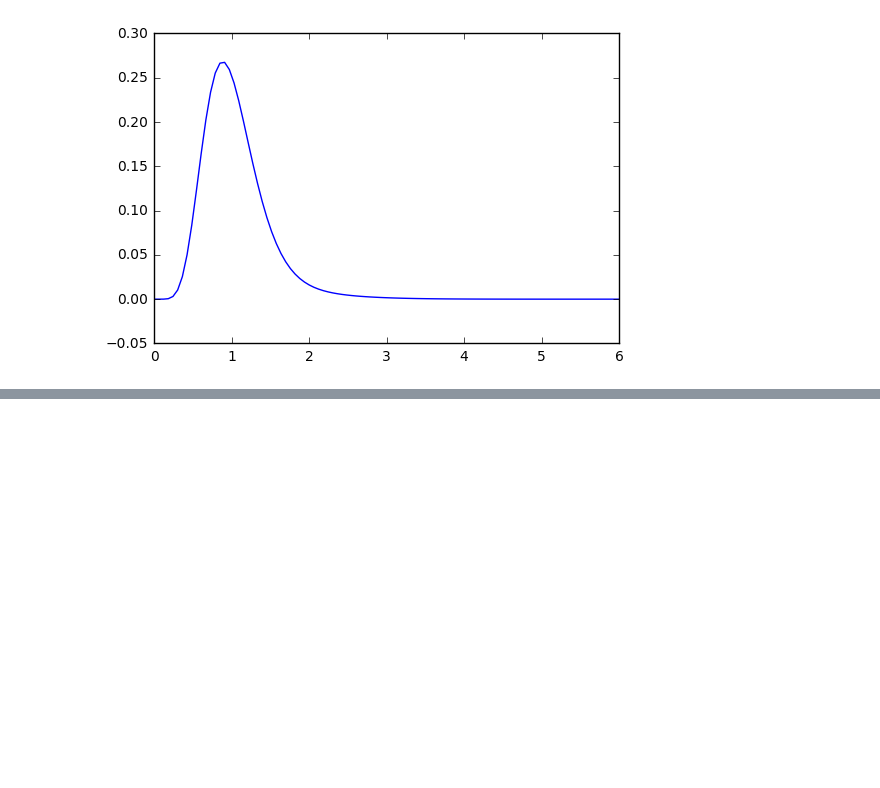
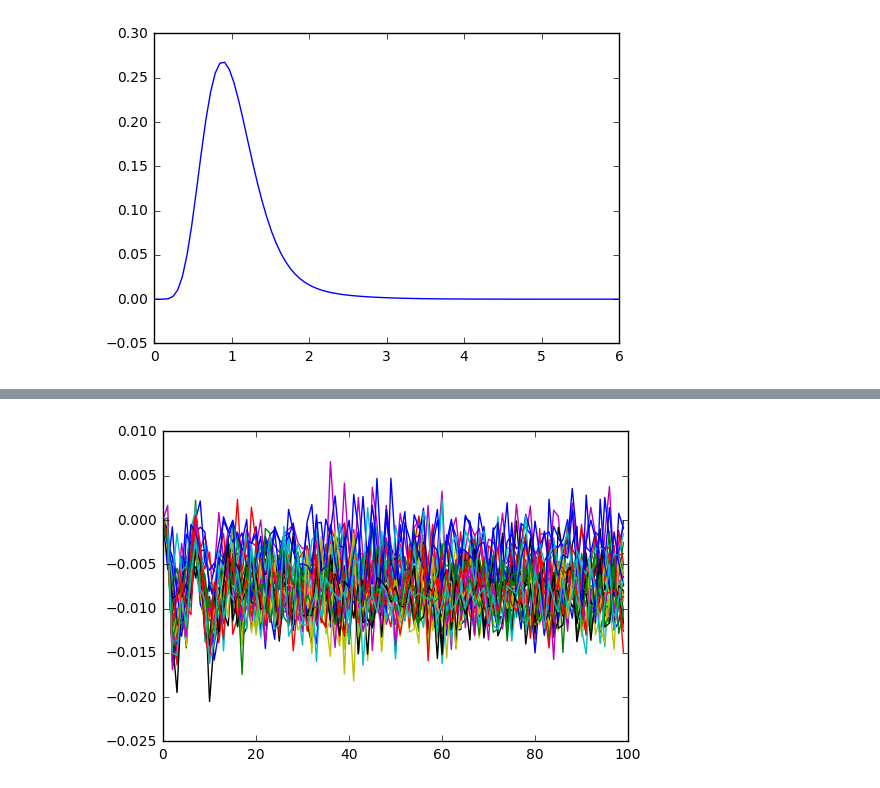
Before and after one commit to 123daimanu/DR_EAM, a Jupyter notebook: DataExtractDumpChargeDensity.ipynb, the cells around one changed output, grey strips where cells are left out. Drawn from its saved outputs; the diff is of its cells as text; code cells hidden in the pictures; blank space fills up the shorter version.

```diff
--- a/DataExtractDumpChargeDensity.ipynb
+++ b/DataExtractDumpChargeDensity.ipynb
@@ -284,0 +342,5 @@ array([-19.237311, -16.974098, -14.710885, -12.447672, -10.184459,
+# %%
+lab.plot(c[:,layer[8][0]])
+lab.show()
+# %% [output]
+[figure, added]
```
Also changed, not shown: parts of 14 cells of this notebook.
